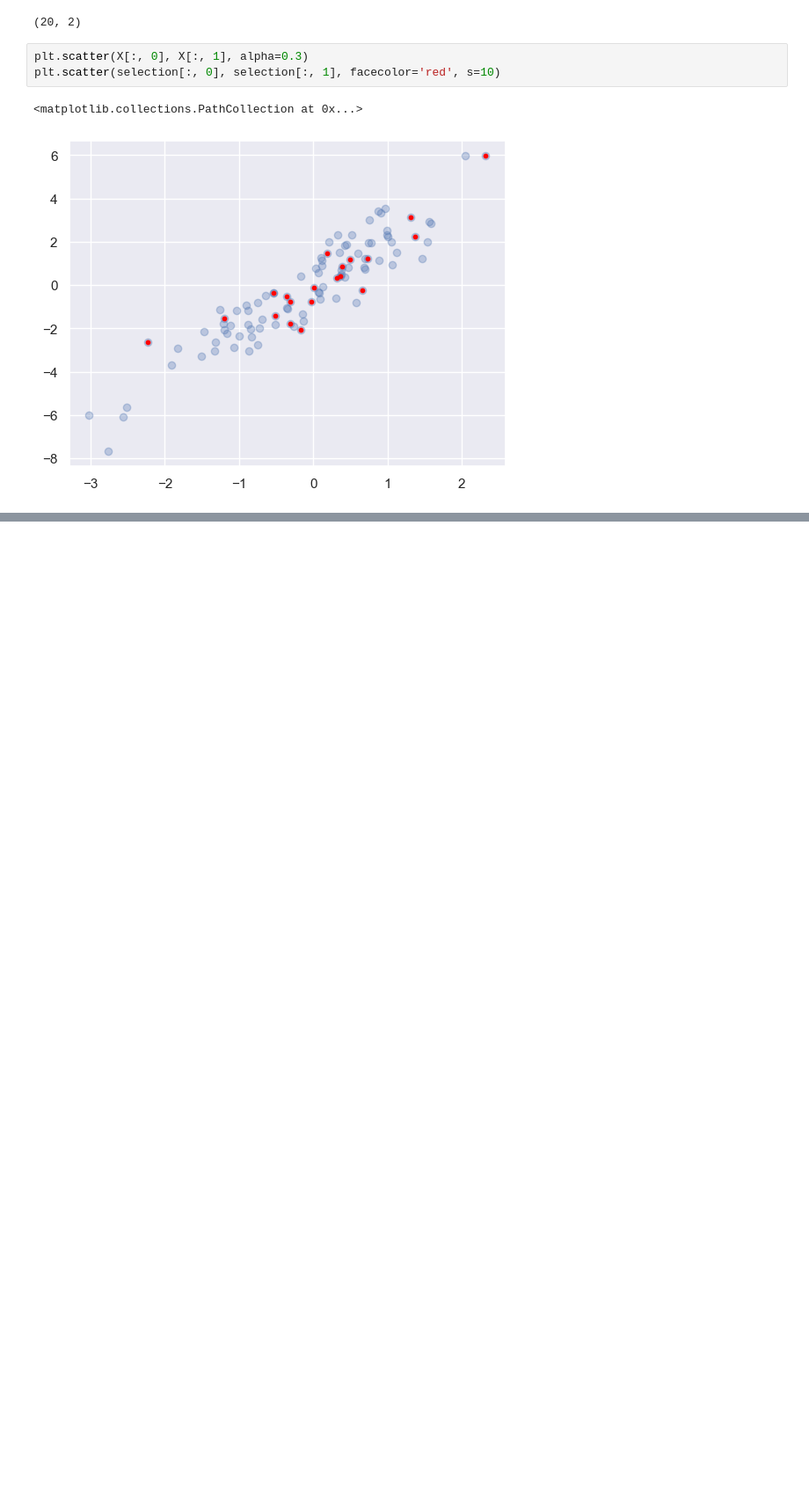
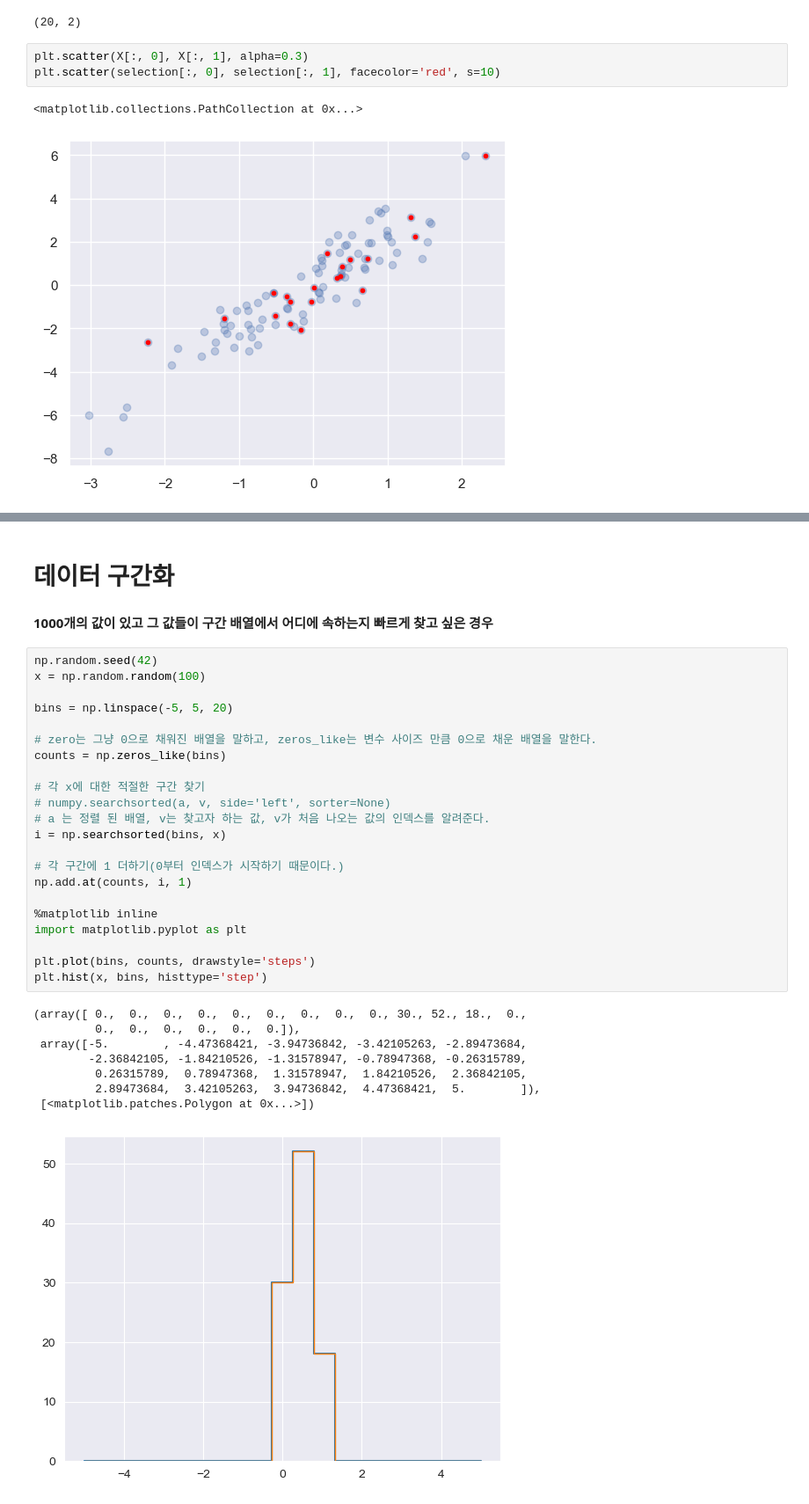
Before and after one commit to gokimkq123/Data_Science, a Jupyter notebook: 2P/DS_08_31(2).ipynb, the cells around one changed output, grey strips where cells are left out. Shown: that part at 88% size. Cells and saved outputs as stored; diff of their text form; blank space fills up the shorter version.

```diff
--- a/2P/DS_08_31(2).ipynb
+++ b/2P/DS_08_31(2).ipynb
@@ -284,0 +312,34 @@ plt.scatter(selection[:, 0], selection[:, 1], facecolor='red', s=10)
+# %% [markdown]
+<h1> 데이터 구간화
+<h4> 1000개의 값이 있고 그 값들이 구간 배열에서 어디에 속하는지 빠르게 찾고 싶은 경우
+# %%
+np.random.seed(42)
+x = np.random.random(100)
+
+bins = np.linspace(-5, 5, 20)
+
+# zero는 그냥 0으로 채워진 배열을 말하고, zeros_like는 변수 사이즈 만큼 0으로 채운 배열을 말한다.
+counts = np.zeros_like(bins)
+
+# 각 x에 대한 적절한 구간 찾기
+# numpy.searchsorted(a, v, side='left', sorter=None)
+# a 는 정렬 된 배열, v는 찾고자 하는 값, v가 처음 나오는 값의 인덱스를 알려준다.
+i = np.searchsorted(bins, x)
+
+# 각 구간에 1 더하기(0부터 인덱스가 시작하기 때문이다.)
+np.add.at(counts, i, 1)
+
+%matplotlib inline
+import matplotlib.pyplot as plt
+
+plt.plot(bins, counts, drawstyle='steps')
+plt.hist(x, bins, histtype='step')
+# %% [output]
+(array([ 0.,  0.,  0.,  0.,  0.,  0.,  0.,  0.,  0., 30., 52., 18.,  0.,
+         0.,  0.,  0.,  0.,  0.,  0.]),
+ array([-5.        , -4.47368421, -3.94736842, -3.42105263, -2.89473684,
+        -2.36842105, -1.84210526, -1.31578947, -0.78947368, -0.26315789,
+         0.26315789,  0.78947368,  1.31578947,  1.84210526,  2.36842105,
+         2.89473684,  3.42105263,  3.94736842,  4.47368421,  5.        ]),
+ [<matplotlib.patches.Polygon at 0x...>])
+[figure, added]
```
Also changed, not shown: parts of 20 cells of this notebook.
